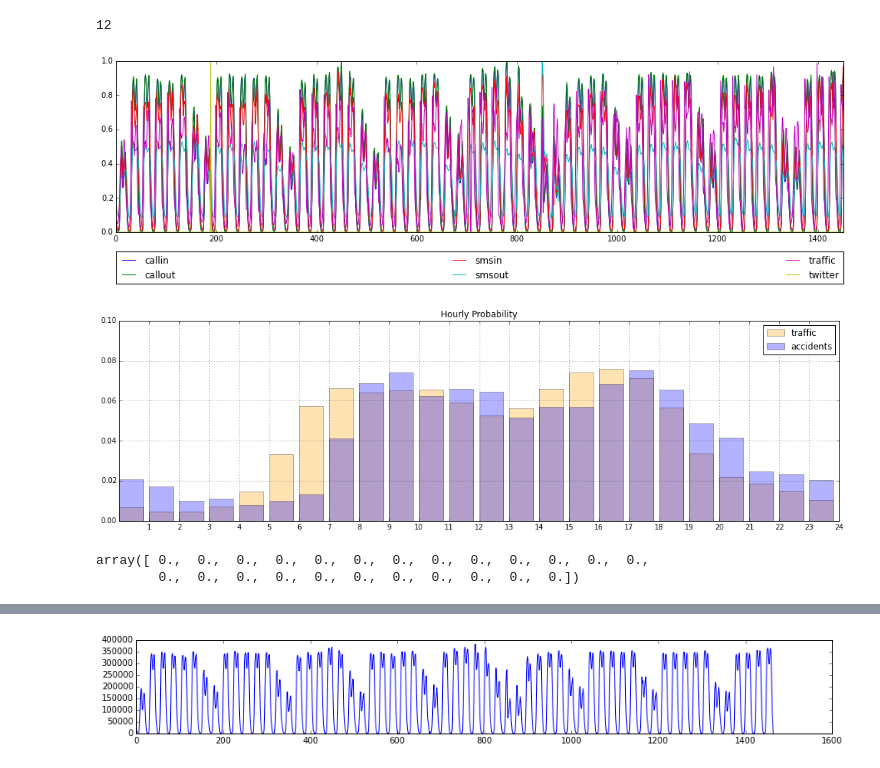
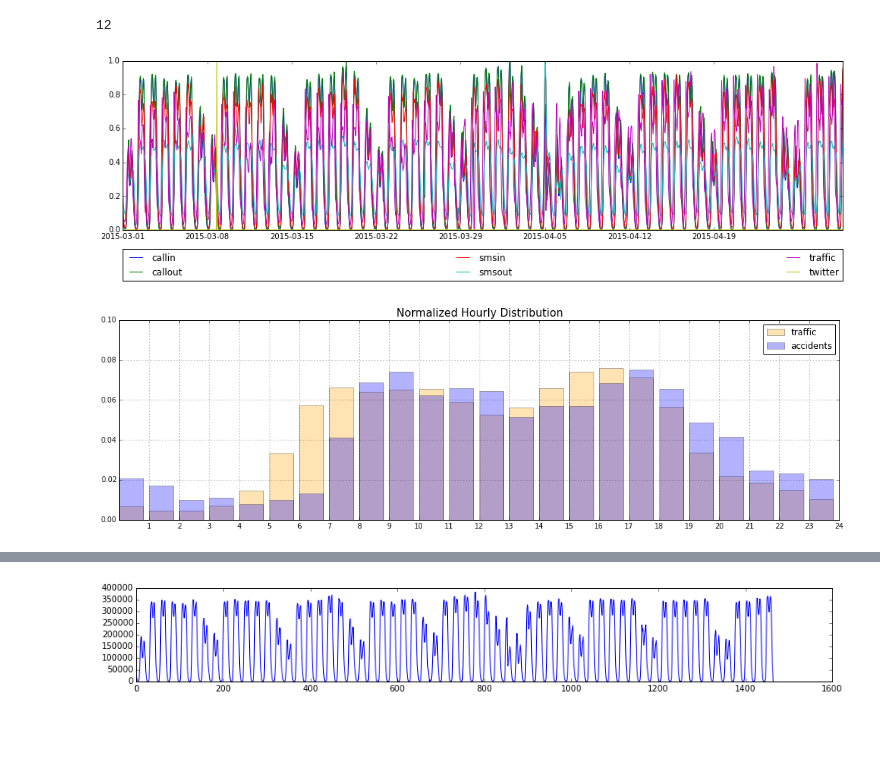
Before and after one commit to massaroantonio/telecom_bigdata, a Jupyter notebook: get_features.ipynb, the cells around one changed output, grey strips where cells are left out. Drawn from its saved outputs; the diff is of its cells as text; code cells hidden in the pictures; blank space fills up the shorter version.

```diff
--- a/get_features.ipynb
+++ b/get_features.ipynb
@@ -76,11 +76,15 @@ for i in range(len(dbs)):
 # %% [output]
 NameError: name 'n_timeslots' is not defined
 # %%
+
 telco=np.zeros((4,n_timeslots))
 files=['features_dataset/callIn','features_dataset/callOut','features_dataset/smsIn','features_dataset/smsOut']
 for i in range(len(files)):
+    timez=[]
     f=open(files[i],'r')
     for line in f:
         line=line.split(',')
         t=datetime.strptime(line[0],'%Y-%m-%d %H:%M:%S')
         telco[i,int(((t-start).total_seconds())/timestep)]=float(line[1])
+        timez.append(t)
+timez=np.array(timez)
@@ -130,25 +134,27 @@ min(twtt)
 # %%
 names=['callin','callout','smsin','smsout']
 plt.figure(figsize=(17,4))
 i=0
 for t in telco:
     plt.plot((t-min(t))/(max(t)-min(t)),label=names[i])
     i+=1
 plt.plot((traffic-min(traffic))/(max(traffic)-min(traffic)),label='traffic')
 plt.plot((twtt-min(twtt))/(max(twtt)-min(twtt)),label='twitter')
 plt.legend(bbox_to_anchor=(0., -.3, 1., -.1), loc=3,
            ncol=3, mode="expand", borderaxespad=0.)
 plt.xlim(0,1450)
+philter=[k*170 for k in range(len(traffic)/170)]
+plt.xticks(philter,[str(dd)[:10] for dd in timez[philter]])
 plt.show()
 # %% [output]
-[figure, old version]
+[figure, new version]
 # %%
 traffic_bars=np.zeros(24)
 for i in range(len(traffic)):
     traffic_bars[i%24]+=traffic[i]
 plt.bar(list(range(24)),traffic_bars/np.sum(traffic_bars),alpha=0.3,color='orange',label='traffic')
 plt.xticks([i for i in range(1,25)])
-plt.title('Hourly Probability')
+plt.title('Normalized Hourly Distribution',size=15)
 plt.legend(loc='upper right')
 plt.grid()
 plt.gcf().set_size_inches(18, 5)
@@ -158,9 +164,4 @@ plt.legend(loc='upper right')
 plt.xticks([i for i in range(1,25)])
 plt.show()
 # %% [output]
-[figure, old version]
+[figure, new version]
-# %%
-traffic_bars
-# %% [output]
-array([ 0.,  0.,  0.,  0.,  0.,  0.,  0.,  0.,  0.,  0.,  0.,  0.,  0.,
-        0.,  0.,  0.,  0.,  0.,  0.,  0.,  0.,  0.,  0.,  0.])
```
Also changed, not shown: parts of 5 cells of this notebook, 6 other files.
